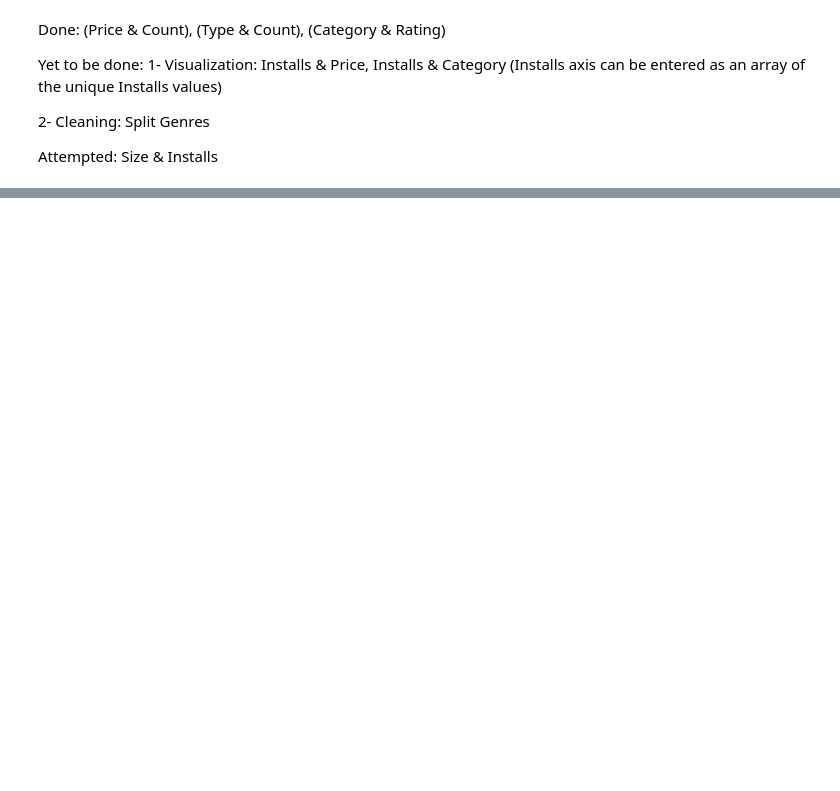
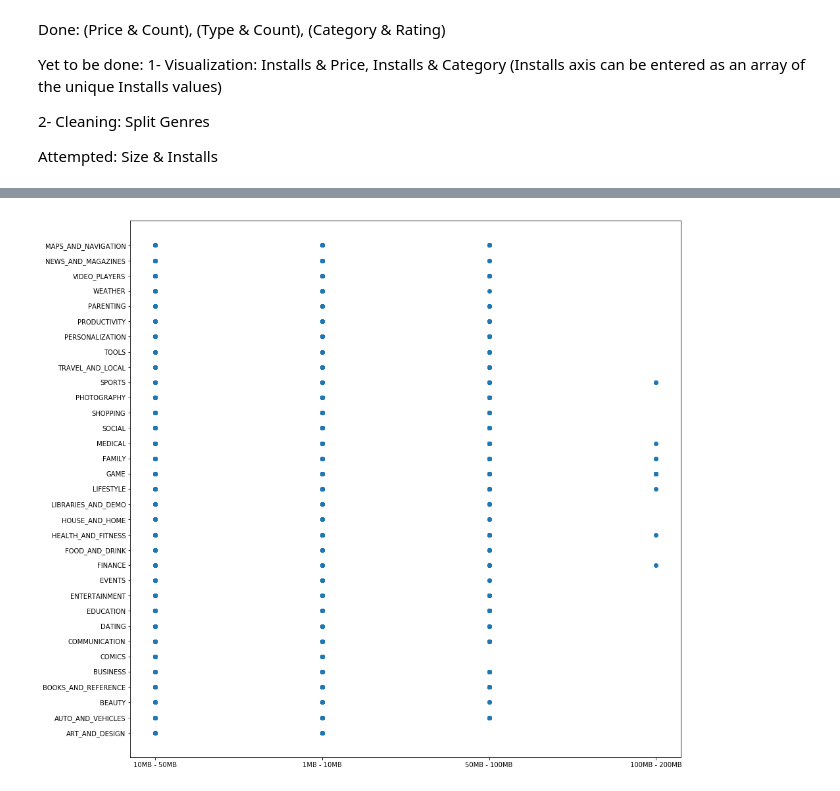
Before and after one commit to RandHood/DataSighence, a Jupyter notebook: Cleaning-2.ipynb, the cells around one changed output, grey strips where cells are left out. Saved outputs shown, nothing was run; the diff lists cells and outputs as text; code cells hidden in the pictures; blank space fills up the shorter version.

```diff
--- a/Cleaning-2.ipynb
+++ b/Cleaning-2.ipynb
@@ -426,0 +442,5 @@ Attempted: Size & Installs
+# %%
+plt.figure(figsize=(15, 15))
+plt.show(plt.scatter(store_data_copy.dropna().SizeRange, store_data_copy.dropna().Category))
+# %% [output]
+[figure, added]
```
Also changed, not shown: parts of 13 cells of this notebook.
